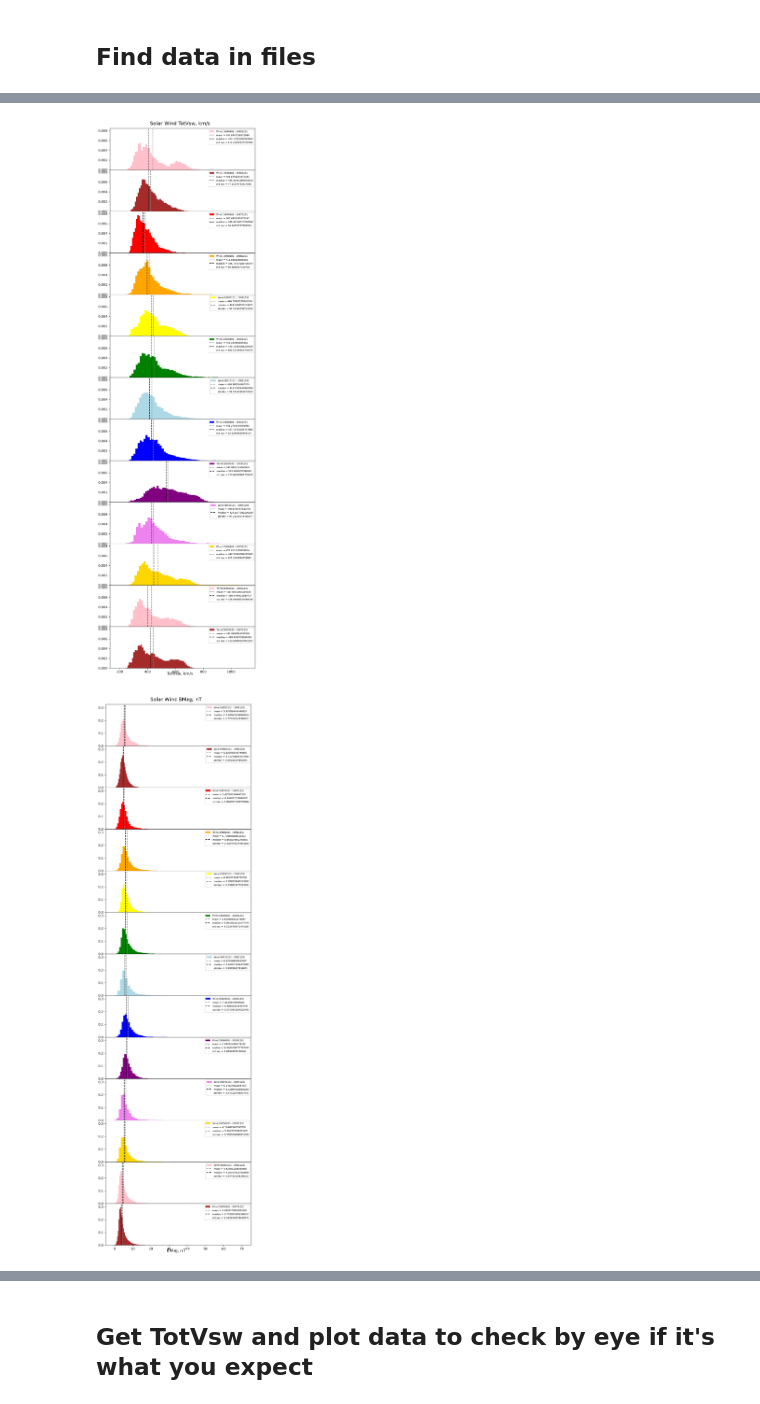
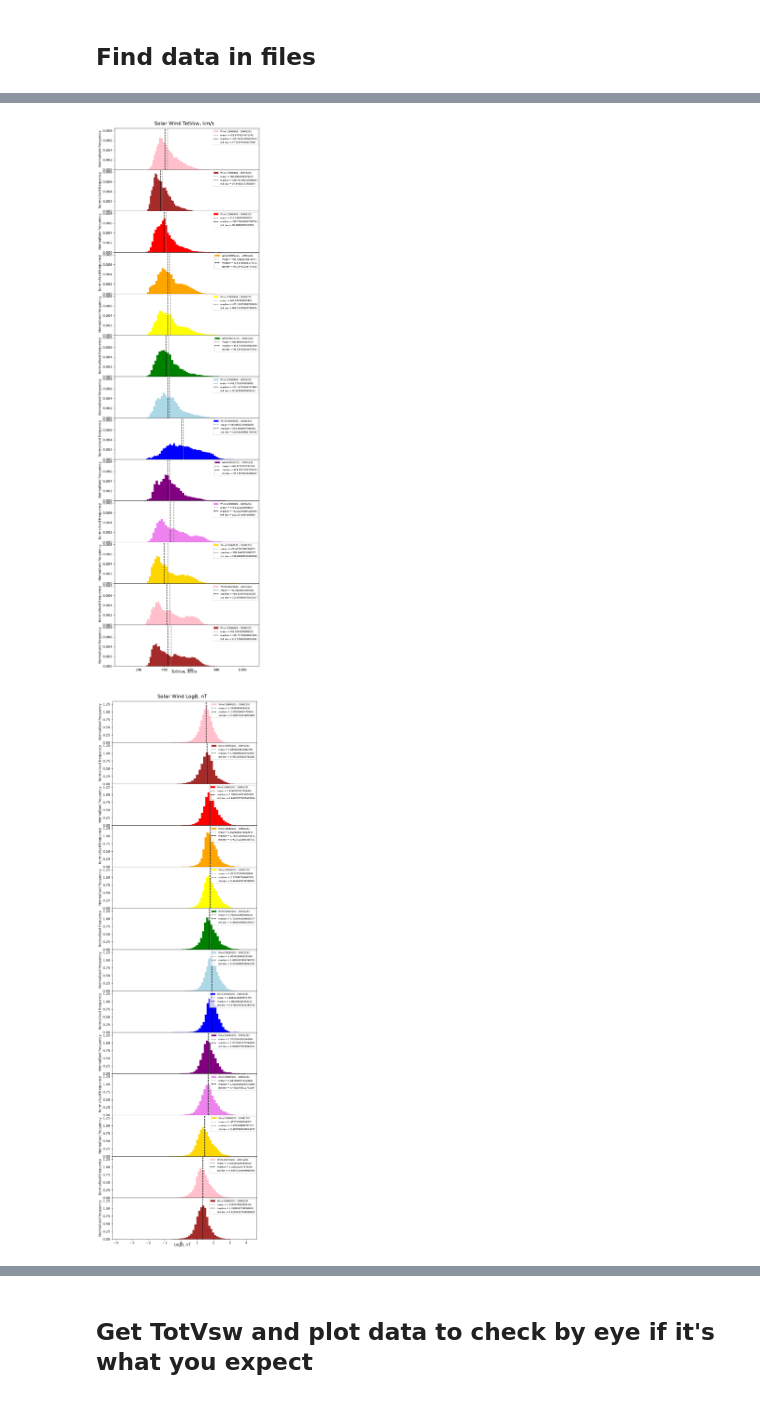
Before and after one commit to rahyndman/SolarWindCode, a Jupyter notebook: PlottingDataWindOnlyDataYearly.ipynb, the cells around one changed output, grey strips where cells are left out. Drawn from its saved outputs; the diff is of its cells as text; code cells hidden in the pictures.

```diff
--- a/PlottingDataWindOnlyDataYearly.ipynb
+++ b/PlottingDataWindOnlyDataYearly.ipynb
@@ -152,6 +152,12 @@ def AddLogBMag(dataTimeSeries):
     dataTimeSeries = dataTimeSeries.add_column("LogB", LogB)
     return dataTimeSeries
 
+# Combine the components of magnetic field from data to get magnitude of magnetic field, BMag
+def AddLogBX(dataTimeSeries):
+    LogBX = np.log(dataTimeSeries._data["Bx_GSEGSM"])
+    dataTimeSeries = dataTimeSeries.add_column("LogBX", LogBX)
+    return dataTimeSeries
+
 #Plot B
 def PlotB(dataTimeSeries):
     fig, ax = plt.subplots()
@@ -204,16 +210,17 @@ def PlotHistTogether(dataTimeSerieses, VarsToPlot):
 
         plt.title("Solar Wind " + VarsToPlot[i])
         plt.xlabel(VarsToPlot[i] + r", GSE, $km/s$")
+        plt.ylabel("Normalised frequency")
         plt.legend(fontsize=Legend)
         # plt.ylim(0, maxY)
         plt.ylim(0, maxY+ 0.1*maxY)
         plt.show()
 
 #Plot histograms separately
-def PlotHistSeparate(dataTimeSerieses, VarsToPlot):
+def PlotHistSeparate(dataTimeSerieses, VarsToPlot, XAxisScale, YAxisScale, FigSize):
     for i in range(len(VarsToPlot)): # For each variable
-        LowerBounds = [] # set lower bounds array to 0
-        UpperBounds = [] # set upper bounds array to 0
+        # LowerBounds = [] # set lower bounds array to 0
+        # UpperBounds = [] # set upper bounds array to 0
         fig, axs = plt.subplots(len(dataTimeSerieses),1, figsize=FigSize, sharex=True)
         fig.subplots_adjust(hspace=0)
         plt.suptitle("Solar Wind "+ VarsToPlot[i] + ", " + Units[i], fontsize = SupTitle, y=0.89)
@@ -242,19 +249,22 @@ def PlotHistSeparate(dataTimeSerieses, VarsToPlot):
                 # axs[2].legend(loc = LegLoc, fontsize = Legend)
                 # axs[3].legend(loc = LegLoc, fontsize = Legend)
 
-            LowerBounds.append(min(dataTimeSerieses[j]._data[VarsToPlot[i]].values))
-            UpperBounds.append(max(dataTimeSerieses[j]._data[VarsToPlot[i]].values))
+            # LowerBounds.append(min(dataTimeSerieses[j]._data[VarsToPlot[i]].values))
+            # UpperBounds.append(max(dataTimeSerieses[j]._data[VarsToPlot[i]].values))
             # LowerBounds.append(min(dataTimeSerieses[j]._data[Plotting[i]].values))
             # UpperBounds.append(max(dataTimeSerieses[j]._data[Plotting[i]].values))
             # LowerBounds.append(min(dataTimeSerieses[j]._data[Plotting[i]].values))
             # UpperBounds.append(max(dataTimeSerieses[j]._data[Plotting[i]].values))
             # LowerBounds.append(min(dataTimeSerieses[j]._data[Plotting[i]].values))
             # UpperBounds.append(max(dataTimeSerieses[j]._data[Plotting[i]].values))
-
+            axs[j].set_ylabel("Normalised frequency")
 
 
         # plt.xlim(min(LowerBounds) - SpaceLR[i], max(UpperBounds) + SpaceLR[i])
-        plt.xlim(np.nanmin(LowerBounds) - SpaceLR[i], np.nanmax(UpperBounds) + SpaceLR[i])
+        # plt.xlim(np.nanmin(LowerBounds) - SpaceLR[i], np.nanmax(UpperBounds) + SpaceLR[i])
+
+        plt.xscale(XAxisScale[i])
+
 
         # for m in range(len(dataTimeSerieses)):
         #     if maxY == np.nan or maxY == np.inf:
@@ -264,6 +274,7 @@ def PlotHistSeparate(dataTimeSerieses, VarsToPlot):
             # axs[m].set_ylim(0, maxY)
             axs[m].set_ylim(0, maxY+ 0.1*maxY)
         # plt.tight_layout()
+        plt.yscale(YAxisScale[i])
 
         plt.savefig("Plots/Wind/" + StartAndEnd[0][0][0:10] + "->" + StartAndEnd[0][0][0:10] + VarsToPlot[i] + "_Wind.png")
         # plt.show()
@@ -389,7 +400,8 @@ def PlotDQQ(dataTimeSeriesToCompare, VarsToPlot, QuantilesSpecific):
 # %% [markdown]
 ## Date ranges
 # %%
-Start  = "1995-01-01 00:00"
+# Start  = "1995-01-01 00:00" # from T&C
+Start  = "1996-01-01 00:00" # from SIDC
 End  = "2026-12-31 23:59"  # download rest of 2014
 
 def Yearly(startDate, endDate): #ReadDatesForFileFinding
@@ -428,6 +440,8 @@ for i in range(len(YearlyRange)-1):
     dataTS = dfToSeries(dataFound)
     dataTS = AddTotVsw(dataTS) # add totvsw
     dataTS = AddBMag(dataTS) # add bmag
+    dataTS = AddLogBMag(dataTS)
+    dataTS = AddLogBX(dataTS)
     dataTimeSerieses.append(dataTS)
     StartAndEnd.append([StartDate, EndDate])
 
@@ -458,34 +472,41 @@ print(dataTimeSerieses)
 # %%
 # Histogram formatting - Separate
 
 Bin = 50
 Alpha = 1
 SupTitle = 15
 Legend = 7.5
-FigSize = (8,30)
+figSize = (8,30)
 LegLoc = 'upper right'
 SpaceLR = [100, 5, 5, 5, 5]
 # Colours = ["red", "orange", "green", "blue"]
 Colours = ['pink','brown', 'red', 'orange', 'yellow', 'green', 'lightblue', 'blue', 'purple', 'violet','gold', 'pink', 'brown', 'red', 'orange', 'yellow', 'green', 'lightblue', 'blue', 'purple', 'violet', 'gold', 'pink', 'brown', 'red', 'orange', 'yellow', 'green', 'lightblue', 'blue', 'purple', 'violet', 'gold', 'pink', 'brown', 'red', 'orange', 'yellow', 'green', 'lightblue', 'blue', 'purple', 'violet', 'gold', 'pink']
 
     # "Bx_GSEGSM", "ByGSE", "BzGSE"
 # dataTimeSerieses = [dataTSFirstDatesC23Min, dataTSFirstDatesC23Max, dataTSFirstDatesC24Min, dataTSFirstDatesC24Max]
-Plotting = ["TotVsw", "BMag", "Bx_GSEGSM", "ByGSE", "BzGSE"]#, "BZ_GSM"]
+# Plotting = ["TotVsw", "BMag", "Bx_GSEGSM", "ByGSE", "BzGSE"]#, "BZ_GSM"]
 Units = ["km/s", "nT", "nT", "nT", "nT"]#, "nT"]
+XAxisScale = ["linear", "linear", "linear", "linear", "linear"]#, "nT"]
+YAxisScale = ["linear", "linear", "linear", "linear", "linear"]#, "nT"]
+# YAxisScale = ["linear", "log", "log", "log", "log"]
+# YAxisScale = ["linear", "linear", "linear", "linear", "linear"]
+# XAxisScale = ["linear", "log", "log", "log", "log"]#, "nT"]
+Plotting = ["TotVsw", "LogB", "Bx_GSEGSM", "ByGSE", "BzGSE"]#, "BZ_GSM"]
+# Units = ["km/s", "nT", "nT", "nT", "nT"]#, "nT"]
 # StartAndEnd = [[startDateC23Min, endDateC23Min], [startDateC23Max, endDateC23Max], [startDateC24Min, endDateC24Min], [startDateC23Max, endDateC23Max]]
 
 
 # PlotHistSeparate(dataTimeSerieses, Plotting)
 
-PlotHistSeparate(dataTimeSerieses[0:13], Plotting)
+PlotHistSeparate(dataTimeSerieses[0:13], Plotting, XAxisScale, YAxisScale, figSize)
 # PlotHistSeparate(dataTimeSerieses[13:25], Plotting)
 # PlotHistSeparate(dataTimeSerieses[25:], Plotting)
 
 
 # #Find DateRanges for each file needed found
 # def ReadDates(startDate, endDate): #ReadDatesForFileFinding
 #     DateRange = pd.date_range(startDate, endDate, freq='MS').strftime("%Y%m%d").tolist()
 #     return DateRange
 # %% [output]
-[figure, old version]
+[figure, new version]
-[figure, old version]
+[figure, new version]
```
Also changed, not shown: parts of 8 cells of this notebook, 1 other file.
